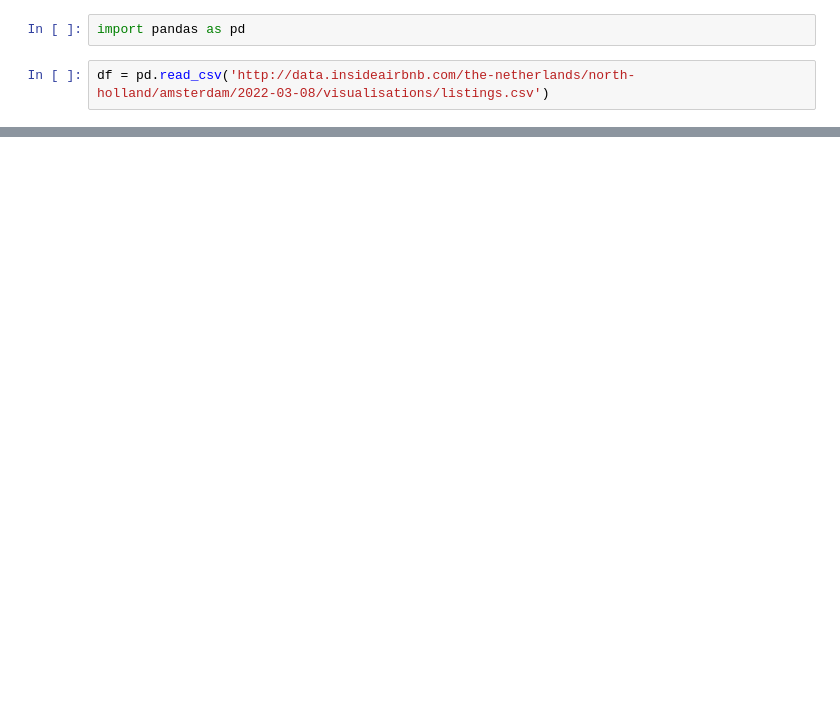
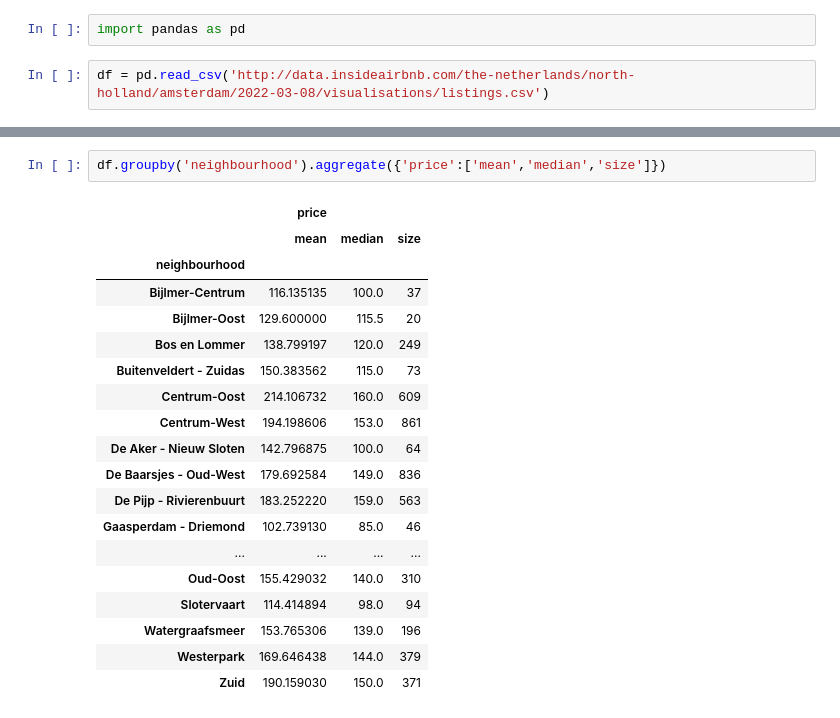
Before and after one commit to matiascabrejos/IA-Humai, a Jupyter notebook: repaso_1.ipynb, the cells around one changed output, grey strips where cells are left out. Drawn from its saved outputs; the diff is of its cells as text; blank space fills up the shorter version.

```diff
--- a/repaso_1.ipynb
+++ b/repaso_1.ipynb
@@ -13,3 +13,25 @@ df.head()
 | 2 | 27886 | Romantic, stylish B&B houseboat i... | 97647 | Flip | NaN | Centrum-West | 52.38761 | 4.89188 | ... |
 | 3 | 28871 | Comfortable double room | 124245 | Edwin | NaN | Centrum-West | 52.36775 | 4.89092 | ... |
 | 4 | 29051 | Comfortable single room | 124245 | Edwin | NaN | Centrum-Oost | 52.36584 | 4.89111 | ... |
+# %%
+df.groupby('neighbourhood').aggregate({'price':['mean','median','size']})
+# %% [output]
+|  | price |  |  |
+|  | mean | median | size |
+| neighbourhood |  |  |  |
+| Bijlmer-Centrum | 116.135135 | 100.0 | 37 |
+| Bijlmer-Oost | 129.600000 | 115.5 | 20 |
+| Bos en Lommer | 138.799197 | 120.0 | 249 |
+| Buitenveldert - Zuidas | 150.383562 | 115.0 | 73 |
+| Centrum-Oost | 214.106732 | 160.0 | 609 |
+| Centrum-West | 194.198606 | 153.0 | 861 |
+| De Aker - Nieuw Sloten | 142.796875 | 100.0 | 64 |
+| De Baarsjes - Oud-West | 179.692584 | 149.0 | 836 |
+| De Pijp - Rivierenbuurt | 183.252220 | 159.0 | 563 |
+| Gaasperdam - Driemond | 102.739130 | 85.0 | 46 |
+| ... | ... | ... | ... |
+| Oud-Oost | 155.429032 | 140.0 | 310 |
+| Slotervaart | 114.414894 | 98.0 | 94 |
+| Watergraafsmeer | 153.765306 | 139.0 | 196 |
+| Westerpark | 169.646438 | 144.0 | 379 |
+| Zuid | 190.159030 | 150.0 | 371 |
```
Also changed, not shown: parts of 1 cell of this notebook.
